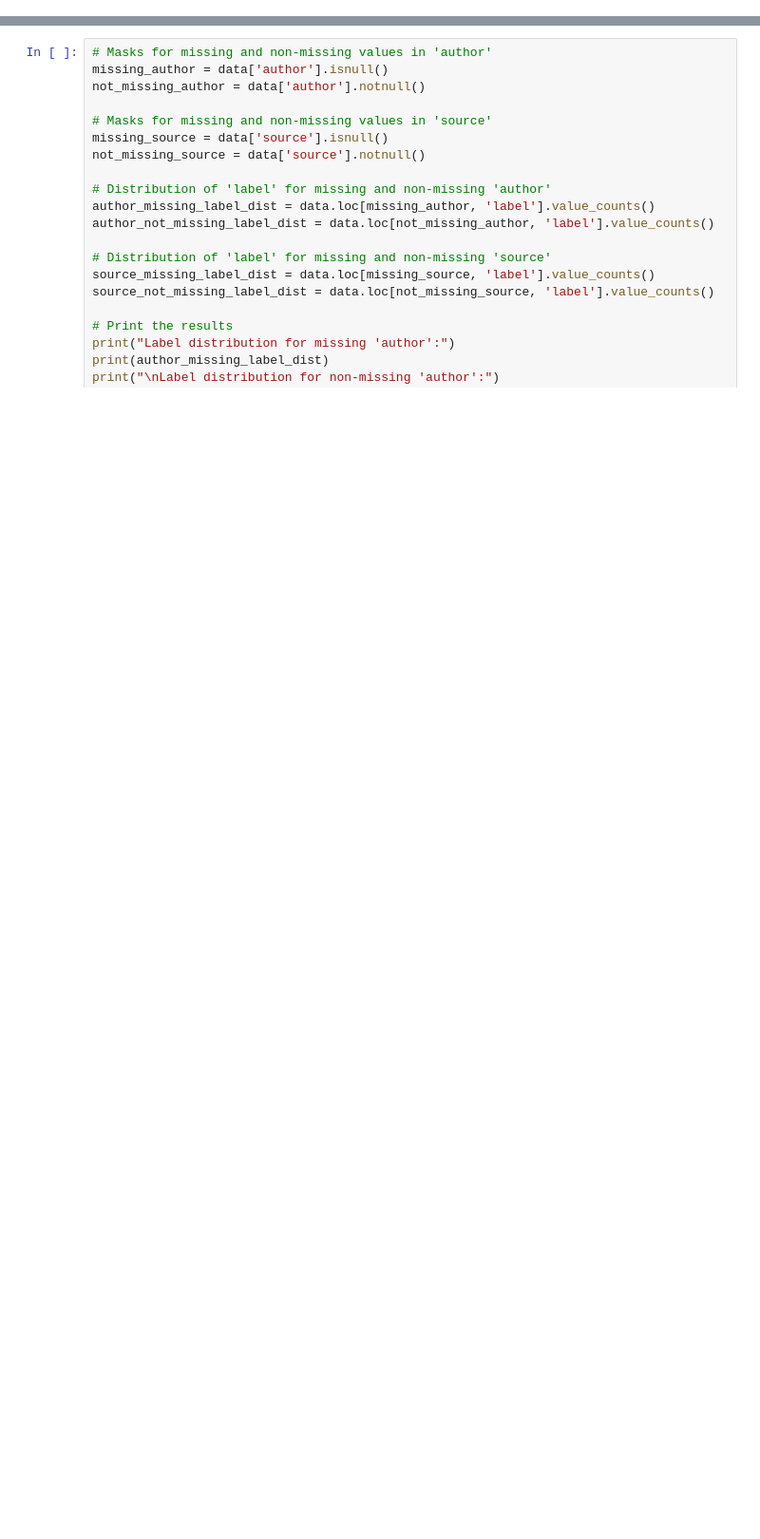
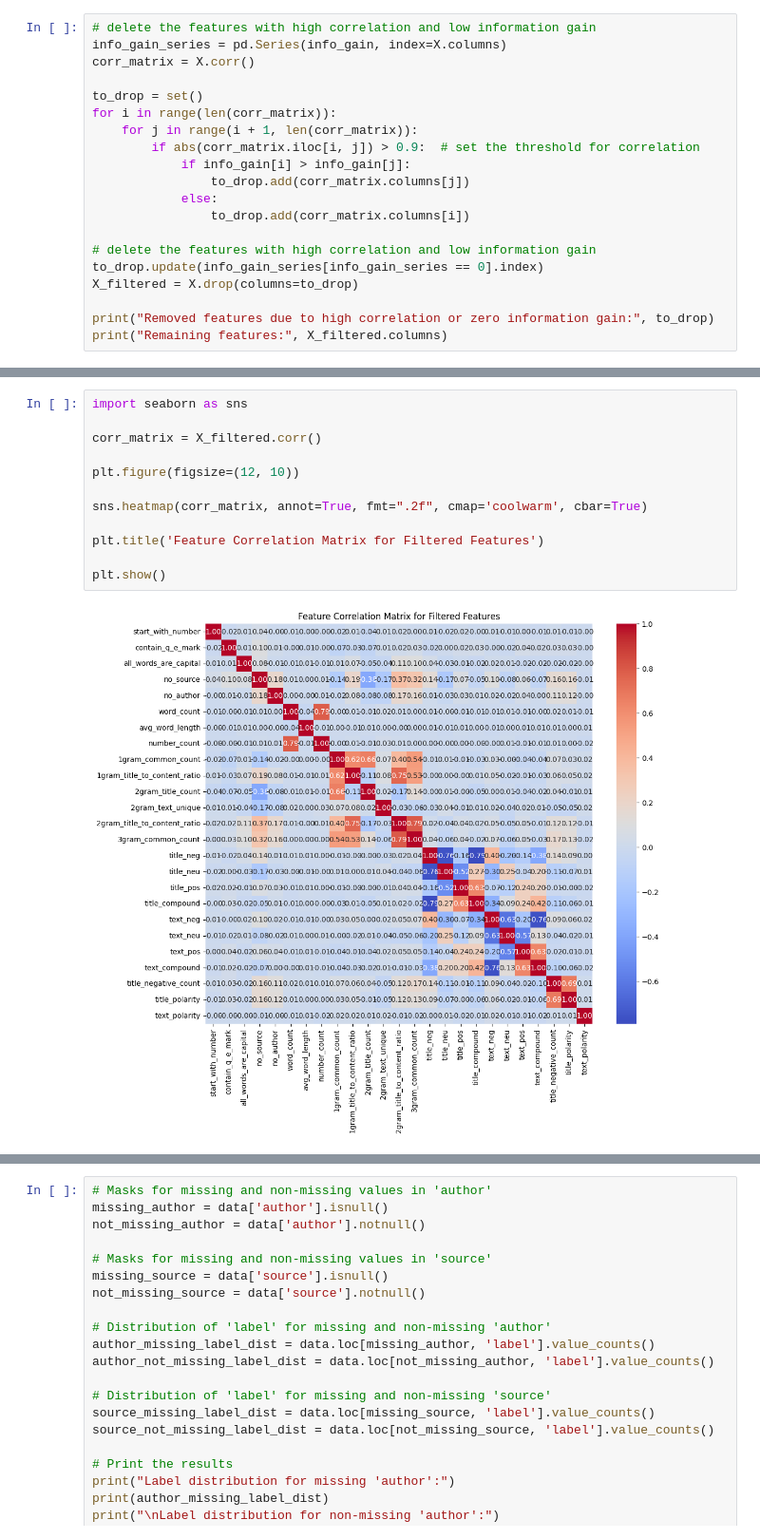
Before and after one commit to zhaoq23/fake_news_detection, a Jupyter notebook: final.ipynb, the cells around one changed output, grey strips where cells are left out. Shown at 95% size. Drawn from its saved outputs; the diff is of its cells as text; blank space fills up the shorter version.

```diff
--- a/final.ipynb
+++ b/final.ipynb
@@ -150,0 +536,20 @@ Name: count, dtype: int64
+# %%
+# delete the features with high correlation and low information gain
+info_gain_series = pd.Series(info_gain, index=X.columns)
+corr_matrix = X.corr()
+
+to_drop = set()
+for i in range(len(corr_matrix)):
+    for j in range(i + 1, len(corr_matrix)):
+        if abs(corr_matrix.iloc[i, j]) > 0.9:  # set the threshold for correlation
+            if info_gain[i] > info_gain[j]:
+                to_drop.add(corr_matrix.columns[j])
+            else:
+                to_drop.add(corr_matrix.columns[i])
+
+# delete the features with high correlation and low information gain
+to_drop.update(info_gain_series[info_gain_series == 0].index)
+X_filtered = X.drop(columns=to_drop)
+
+print("Removed features due to high correlation or zero information gain:", to_drop)
+print("Remaining features:", X_filtered.columns)
@@ -150,0 +567,14 @@ Name: count, dtype: int64
+# %%
+import seaborn as sns
+
+corr_matrix = X_filtered.corr()
+
+plt.figure(figsize=(12, 10))
+
+sns.heatmap(corr_matrix, annot=True, fmt=".2f", cmap='coolwarm', cbar=True)
+
+plt.title('Feature Correlation Matrix for Filtered Features')
+
+plt.show()
+# %% [output]
+[figure, added]
```
Also changed, not shown: parts of 78 cells of this notebook, 1 other file.
